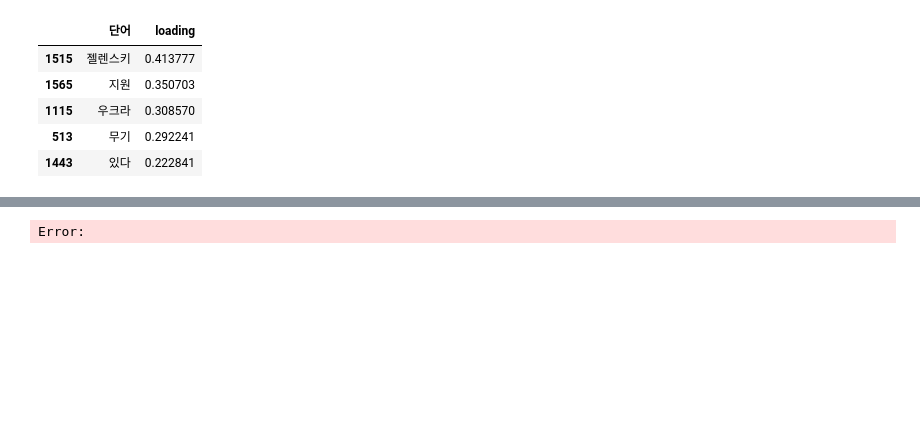
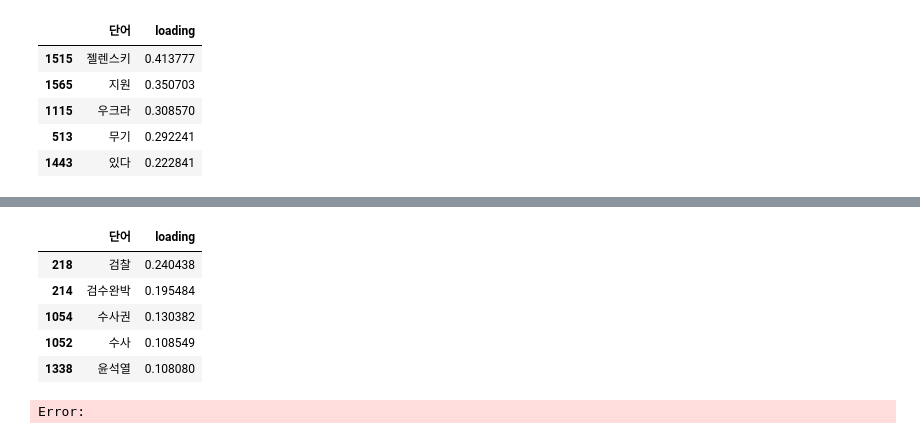
Before and after one commit to min00ng/semi-project, a Jupyter notebook: song_LSA_실행결과.ipynb, the cells around one changed output, grey strips where cells are left out. Cells and saved outputs as stored; diff of their text form; code cells hidden in the pictures; blank space fills up the shorter version.

```diff
--- a/song_LSA_실행결과.ipynb
+++ b/song_LSA_실행결과.ipynb
@@ -156,3 +218,12 @@ show_relevant_keyword('젤렌스키', df)
+# %%
+show_relevant_keyword_by_article('검수완박', df)
+# %% [output]
+|  | 단어 | loading |
+| 218 | 검찰 | 0.240438 |
+| 214 | 검수완박 | 0.195484 |
+| 1054 | 수사권 | 0.130382 |
+| 1052 | 수사 | 0.108549 |
+| 1338 | 윤석열 | 0.108080 |
 # %%
 # %% [output]
 Error:
```
Also changed, not shown: parts of 9 cells of this notebook.
